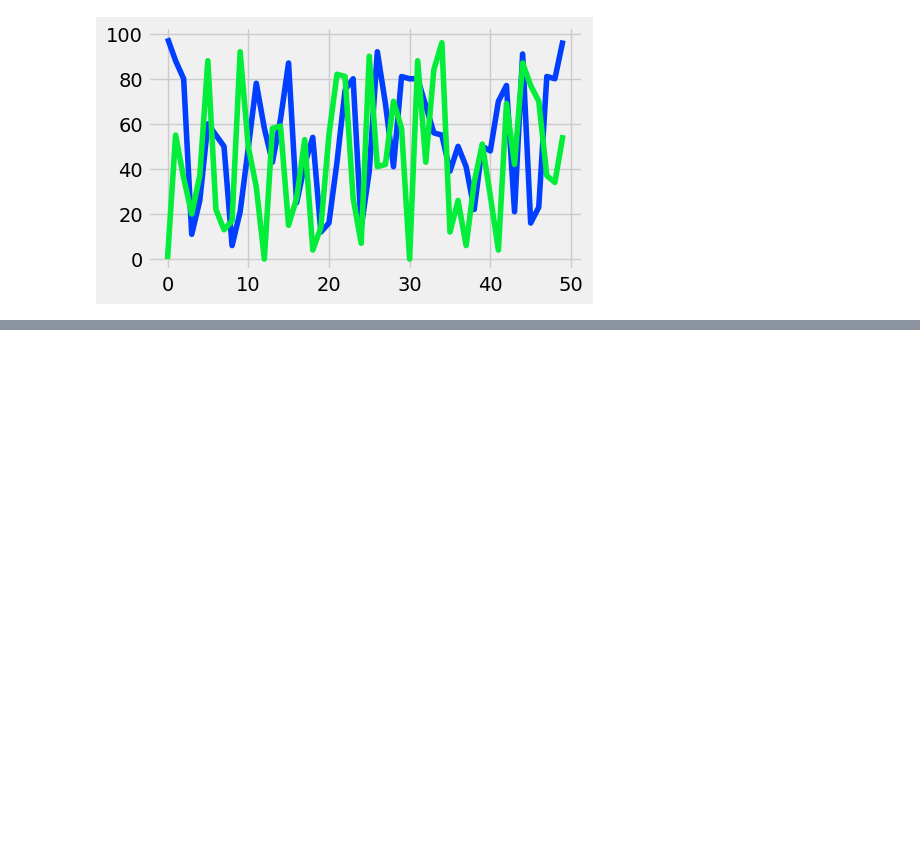
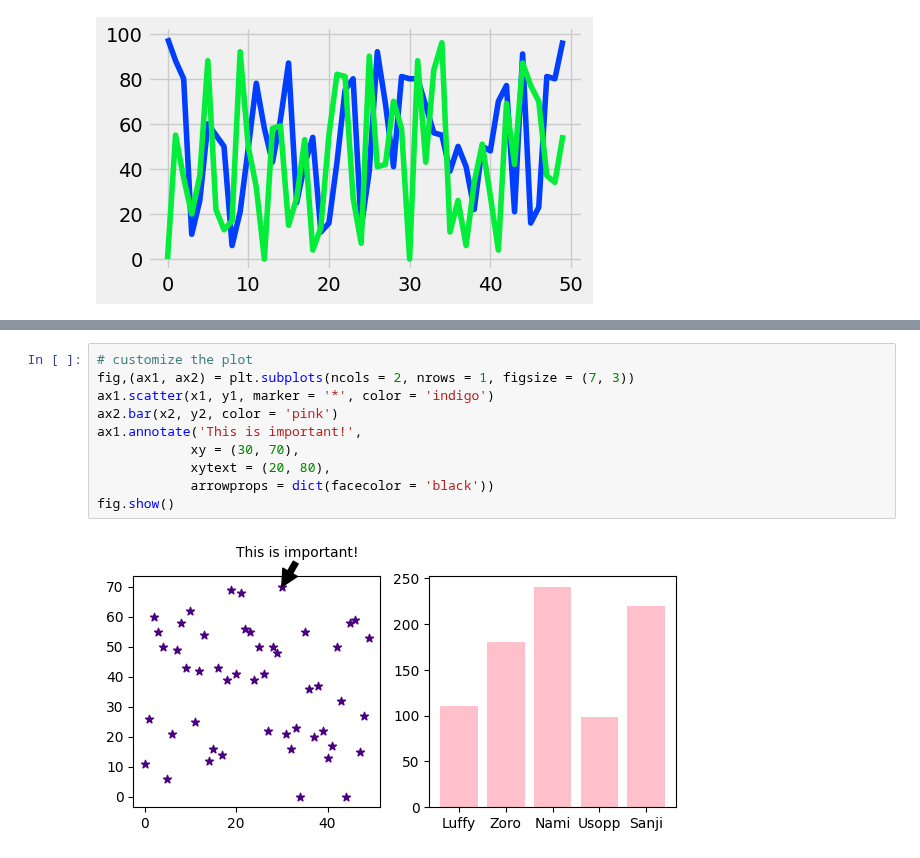
Before and after one commit to ClaireYYQ/visualization, a Jupyter notebook: 02_activities/assignments/participation/assignment1.ipynb, the cells around one changed output, grey strips where cells are left out. Drawn from its saved outputs; the diff is of its cells as text; blank space fills up the shorter version.

```diff
--- a/02_activities/assignments/participation/assignment1.ipynb
+++ b/02_activities/assignments/participation/assignment1.ipynb
@@ -365,0 +389,12 @@ fig.show()
+# %%
+# customize the plot
+fig,(ax1, ax2) = plt.subplots(ncols = 2, nrows = 1, figsize = (7, 3))
+ax1.scatter(x1, y1, marker = '*', color = 'indigo')
+ax2.bar(x2, y2, color = 'pink')
+ax1.annotate('This is important!',
+            xy = (30, 70),
+            xytext = (20, 80),
+            arrowprops = dict(facecolor = 'black'))
+fig.show()
+# %% [output]
+[figure, added]
```
Also changed, not shown: parts of 11 cells of this notebook, 1 other file.
